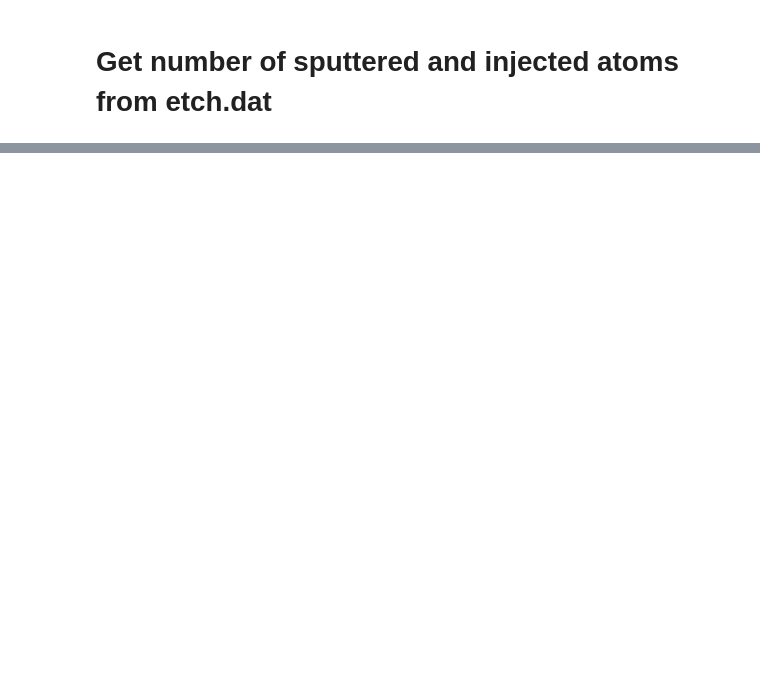
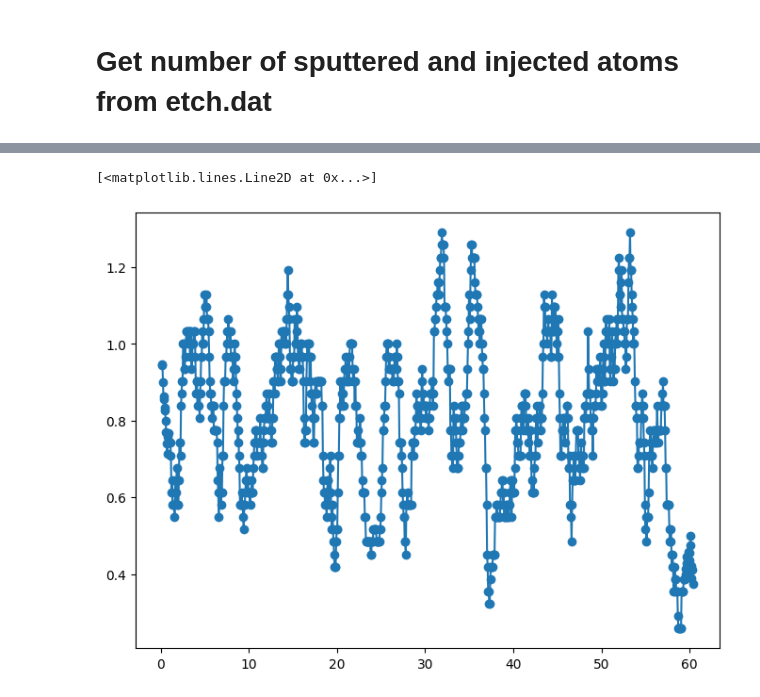
Before and after one commit to y1u0d2a1i/mlp_tools, a Jupyter notebook: notebooks/analyze/sputtering.ipynb, the cells around one changed output, grey strips where cells are left out. Drawn from its saved outputs; the diff is of its cells as text; code cells hidden in the pictures; blank space fills up the shorter version.

```diff
--- a/notebooks/analyze/sputtering.ipynb
+++ b/notebooks/analyze/sputtering.ipynb
@@ -73,7 +13,7 @@ from mlptools.analyzer.sputtering_yield import SputteringYieldCalculator
 
 syc = SputteringYieldCalculator(path2target)
 sp_df = syc.get_n_sputtered_atoms_with_timestep(target_atom_type=[1])
-print(sp_df["num_sputtered_atom"].sum())
+sp_with_ion_dose = syc.get_sputtering_yield_with_ion_dose(area=4.0725**2, num_injection=15, target_atom_type=[1])
 # %% [output]
 Number of total timestep: 20000000
 Inject atom every 20000 timestep
@@ -81,0 +30,6 @@ Number of injected atoms: 1000
+# %%
+fig, ax = plt.subplots(figsize=(8, 6))
+ax.plot(sp_with_ion_dose["ion_dose"], sp_with_ion_dose["num_sputtered_atom_avg"], marker="o")
+# %% [output]
+[<matplotlib.lines.Line2D at 0x...>]
+[figure, added]
```
Also changed, not shown: parts of 6 cells of this notebook, 2 other files.
